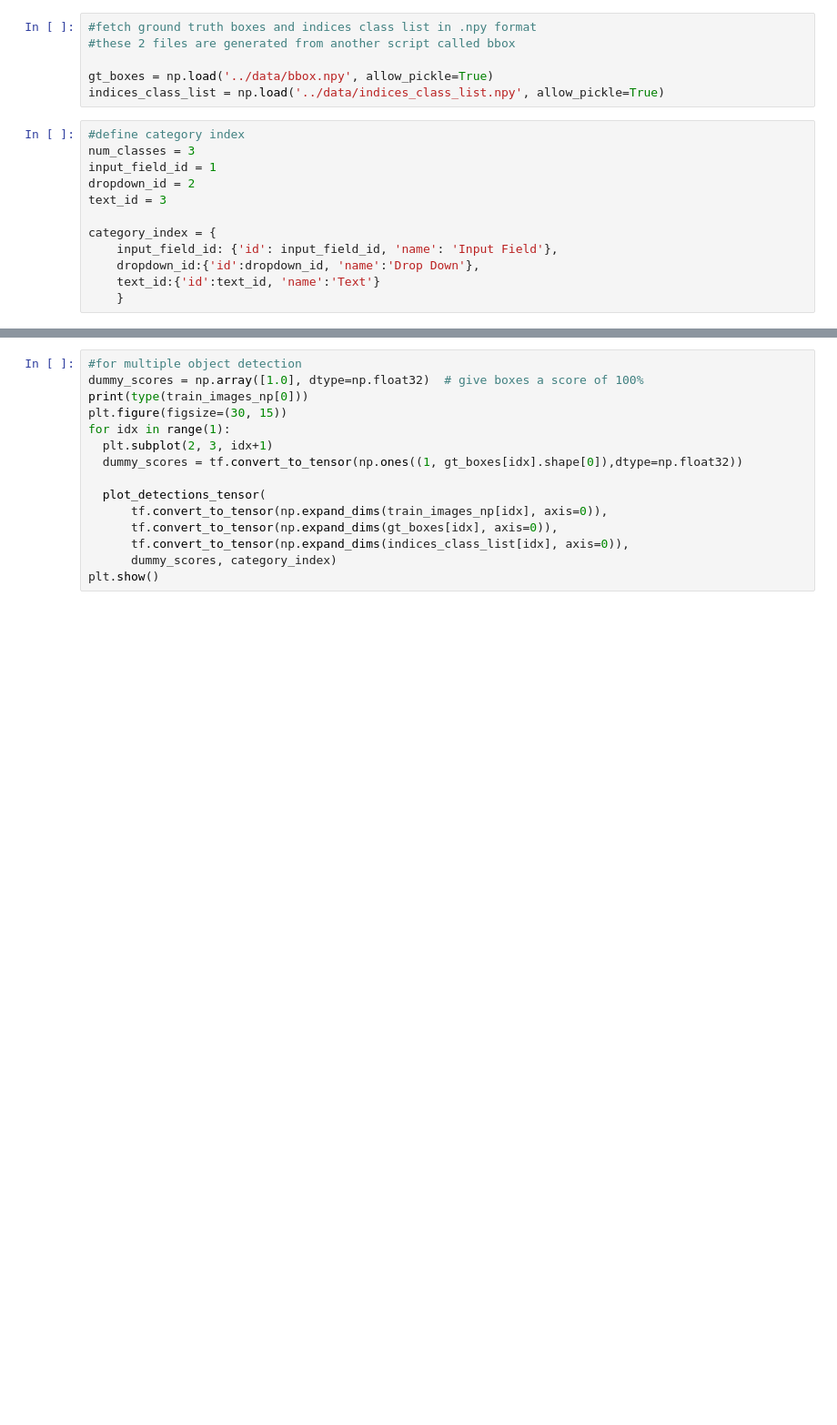
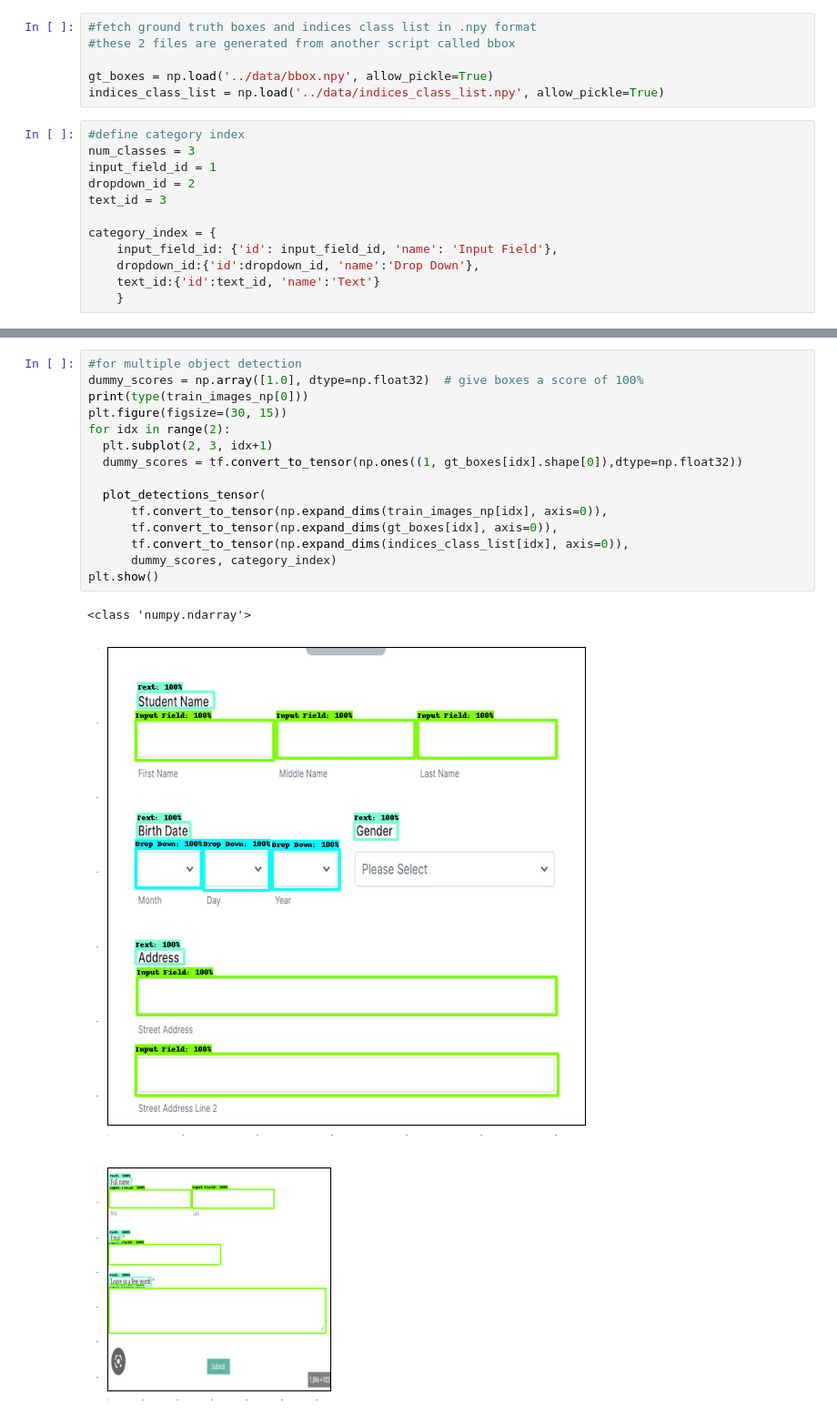
Before and after one commit to ChandraMathan/ILS, a Jupyter notebook: object_detection/retinanet/retinanet_training.ipynb, the cells around one changed output, grey strips where cells are left out. Shown: that part at 91% size. Drawn from its saved outputs; the diff is of its cells as text; blank space fills up the shorter version.

```diff
--- a/object_detection/retinanet/retinanet_training.ipynb
+++ b/object_detection/retinanet/retinanet_training.ipynb
@@ -196,15 +207,19 @@ print('Done prepping data.')
 # %%
 #for multiple object detection
 dummy_scores = np.array([1.0], dtype=np.float32)  # give boxes a score of 100%
 print(type(train_images_np[0]))
 plt.figure(figsize=(30, 15))
-for idx in range(1):
+for idx in range(2):
   plt.subplot(2, 3, idx+1)
   dummy_scores = tf.convert_to_tensor(np.ones((1, gt_boxes[idx].shape[0]),dtype=np.float32))
 
   plot_detections_tensor(
       tf.convert_to_tensor(np.expand_dims(train_images_np[idx], axis=0)),
       tf.convert_to_tensor(np.expand_dims(gt_boxes[idx], axis=0)),
       tf.convert_to_tensor(np.expand_dims(indices_class_list[idx], axis=0)),
       dummy_scores, category_index)
 plt.show()
+# %% [output]
+<class 'numpy.ndarray'>
+[figure, added]
+[figure, added]
```
Also changed, not shown: parts of 5 cells of this notebook.
